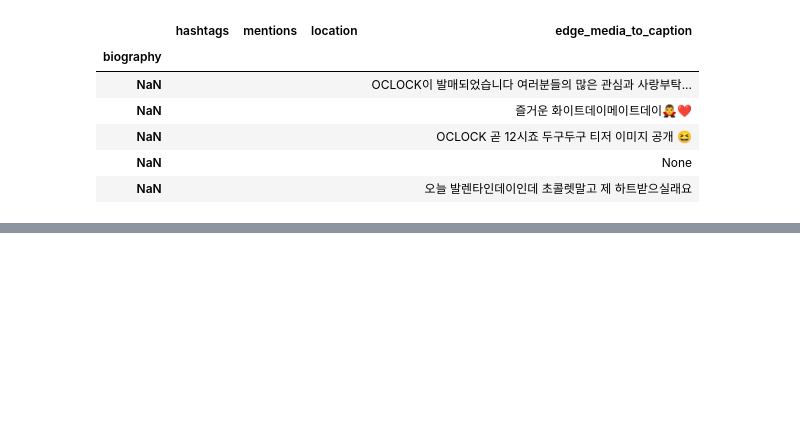
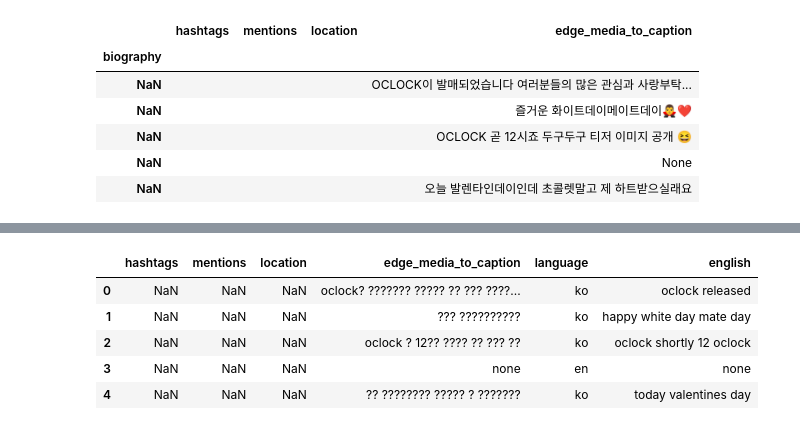
Before and after one commit to GuiZamorano/Instagram_Like_Predictor, a Jupyter notebook: NLP.ipynb, the cells around one changed output, grey strips where cells are left out. Saved outputs shown, nothing was run; the diff lists cells and outputs as text; code cells hidden in the pictures; blank space fills up the shorter version.

```diff
--- a/NLP.ipynb
+++ b/NLP.ipynb
@@ -155,0 +156,6 @@ dataText.to_csv('NLP.csv',index = None, header=True)
+# %%
+dataText = pd.read_csv("NLP.csv", encoding = "ISO-8859-1")
+# %%
+
+dataText.fillna({'english':''},inplace = True)
+dataText.info()
@@ -155,0 +174,12 @@ dataText.to_csv('NLP.csv',index = None, header=True)
+# %%
+dataText['english'] = dataText['english'].apply(remove_punctuation)
+dataText['english'] = dataText['english'].apply(stopwords)
+# %%
+dataText.head()
+# %% [output]
+|  | hashtags | mentions | location | edge_media_to_caption | language | english |
+| 0 | NaN | NaN | NaN | oclock? ??????? ????? ?? ??? ????... | ko | oclock released |
+| 1 | NaN | NaN | NaN | ??? ?????????? | ko | happy white day mate day |
+| 2 | NaN | NaN | NaN | oclock ? 12?? ???? ?? ??? ?? | ko | oclock shortly 12 oclock |
+| 3 | NaN | NaN | NaN | none | en | none |
+| 4 | NaN | NaN | NaN | ?? ???????? ????? ? ??????? | ko | today valentines day |
```
Also changed, not shown: parts of 8 cells of this notebook, 1 other file.
